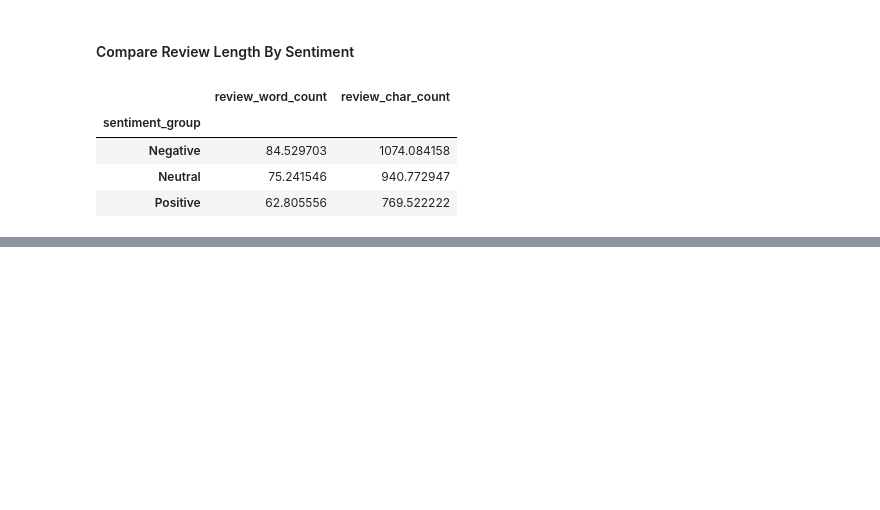
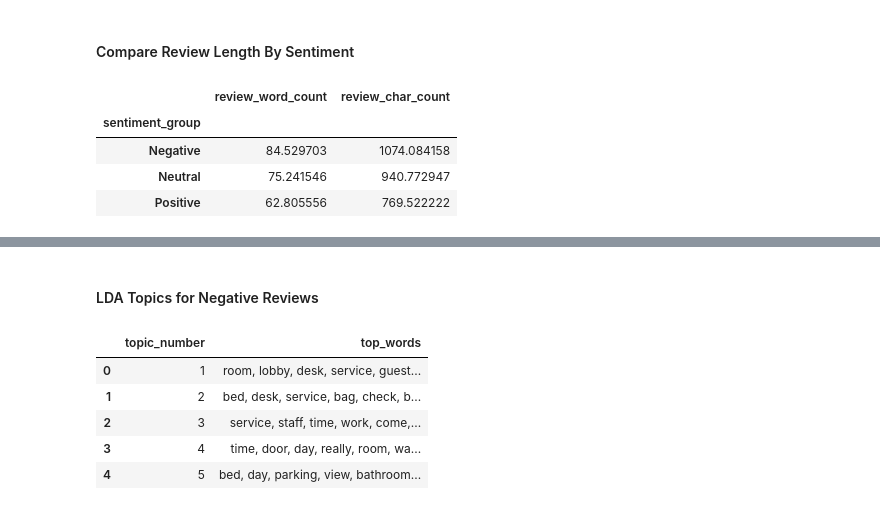
Before and after one commit to jtmcginley123/languageanalytics, a Jupyter notebook: Jackie/data-exploration.ipynb, the cells around one changed output, grey strips where cells are left out. Drawn from its saved outputs; the diff is of its cells as text; code cells hidden in the pictures; blank space fills up the shorter version.

```diff
--- a/Jackie/data-exploration.ipynb
+++ b/Jackie/data-exploration.ipynb
@@ -418,0 +502,18 @@ yelp.groupby("sentiment_group")[["review_word_count", "review_char_count"]].mean
+# %% [markdown]
+#### LDA Topics for Negative Reviews
+# %%
+
+ldaNeg, vectorizerNeg, topicsNeg, topicsNegMatrix = run_lda_topic_model(
+    negative["cleanReview"],
+    num_topics = 5,
+    num_words = 12
+)
+
+topicsNeg
+# %% [output]
+|  | topic_number | top_words |
+| 0 | 1 | room, lobby, desk, service, guest... |
+| 1 | 2 | bed, desk, service, bag, check, b... |
+| 2 | 3 | service, staff, time, work, come,... |
+| 3 | 4 | time, door, day, really, room, wa... |
+| 4 | 5 | bed, day, parking, view, bathroom... |
```
Also changed, not shown: parts of 8 cells of this notebook.
